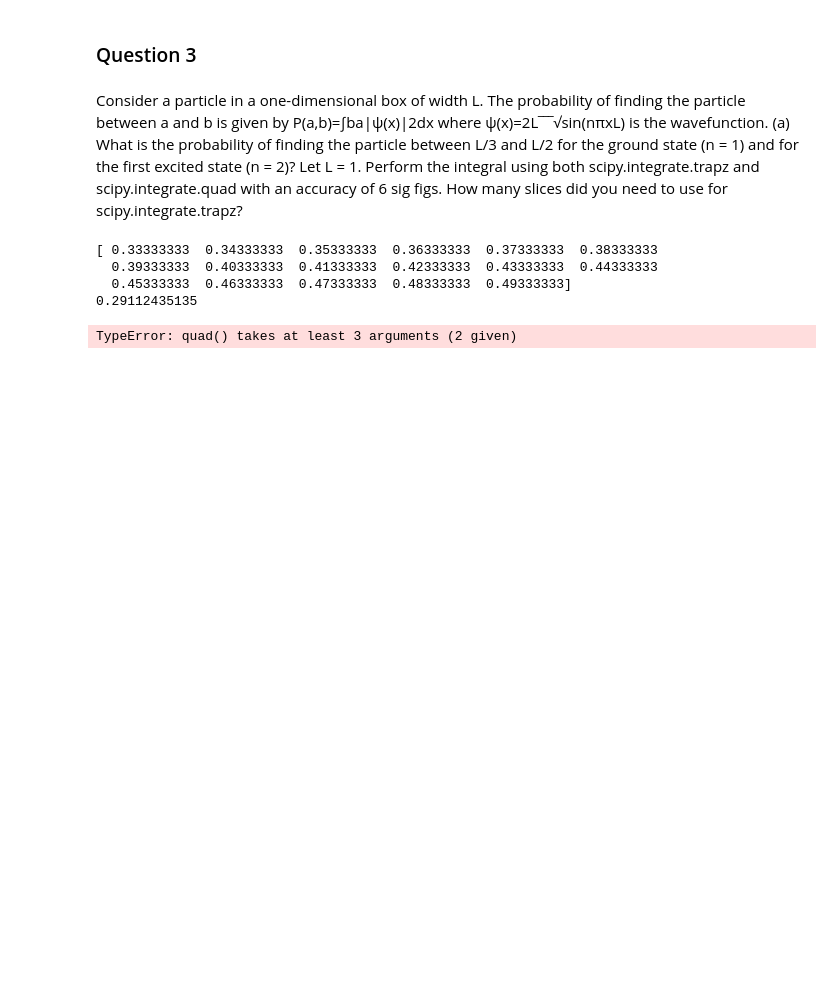
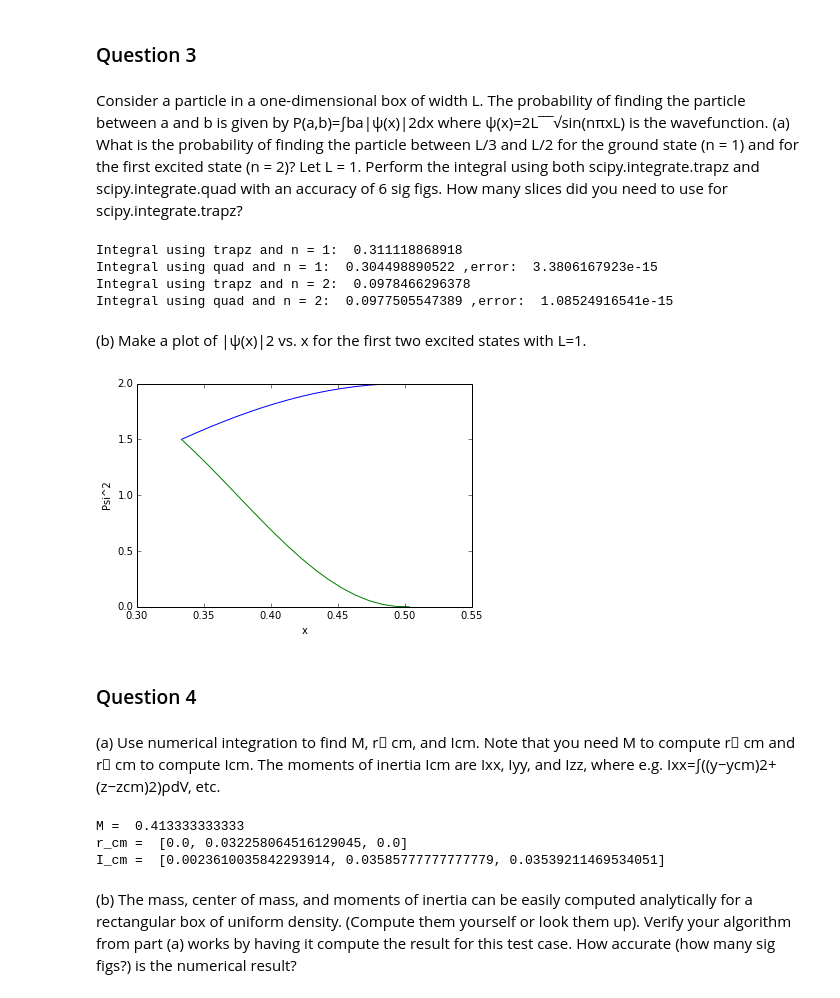
Before and after one commit to jareiter/PHYS202-S14, a Jupyter notebook: SciPy/IntegrationExercises.ipynb, the cells around one changed output. Drawn from its saved outputs; the diff is of its cells as text; code cells hidden in the pictures; blank space fills up the shorter version.

Commit message:
ODE and Integral Exercises

```diff
--- a/SciPy/IntegrationExercises.ipynb
+++ b/SciPy/IntegrationExercises.ipynb
@@ -143,21 +143,76 @@ is the wavefunction.
 (a) What is the probability of finding the particle between L/3 and L/2 for the ground state (n = 1) and for the first excited state (n = 2)? Let L = 1. Perform the integral using both scipy.integrate.trapz and scipy.integrate.quad with an accuracy of 6 sig figs. How many slices did you need to use for scipy.integrate.trapz?
 # %%
 func = lambda x : sqrt(2/L)*sin(n*np.pi*x/L)
+func2 = lambda x : (sqrt(2/L)*sin(n*np.pi*x/L))**2
 L = 1.
 n = 1
-x = np.arange(L/3,L/2,0.01)
-print x
+x = np.arange(L/3,L/2+0.01,0.01)
+
 psi = func(x)
 I1 = integrate.trapz(psi**2, x)
-I1_quad,error =
-print I1
+I1_quad,error = integrate.quad(func2, L/3,L/2)
+print "Integral using trapz and n = 1: ",I1
+print "Integral using quad and n = 1: ",I1_quad, ",error: ",error
 
 n = 2
-I2 = integrate.quad(psi**2, x)
-print I2
+psi = func(x)
+I2 = integrate.trapz(psi**2, x)
+I2_quad,error = integrate.quad(func2, L/3,L/2)
+print "Integral using trapz and n = 2: ",I2
+print "Integral using quad and n = 2: ",I2_quad, ",error: ",error
 # %% [output]
-[ 0.33333333  0.34333333  0.35333333  0.36333333  0.37333333  0.38333333
-  0.39333333  0.40333333  0.41333333  0.42333333  0.43333333  0.44333333
-  0.45333333  0.46333333  0.47333333  0.48333333  0.49333333]
-0.29112435135
+Integral using trapz and n = 1:  0.311118868918
+Integral using quad and n = 1:  0.304498890522 ,error:  3.3806167923e-15
+Integral using trapz and n = 2:  0.0978466296378
+Integral using quad and n = 2:  0.0977505547389 ,error:  1.08524916541e-15
-TypeError: quad() takes at least 3 arguments (2 given)
+# %% [markdown]
+(b) Make a plot of |ψ(x)|2 vs. x for the first two excited states with L=1.
+# %%
+n=1
+psi = func(x)
+plt.plot(x,func(x)**2);
+n=2
+psi = func(x)
+plt.plot(x,func(x)**2);
+plt.xlabel('x');
+plt.ylabel('Psi^2');
+# %% [output]
+[figure, added]
+# %% [markdown]
+### Question 4
+# %% [markdown]
+(a) Use numerical integration to find M, r⃗ cm, and Icm. Note that you need M to compute r⃗ cm and r⃗ cm to compute Icm. The moments of inertia Icm are Ixx, Iyy, and Izz, where e.g. Ixx=∫((y−ycm)2+(z−zcm)2)ρdV, etc.
+# %%
+x_max = 0.1
+x_min = -0.1
+y_max = lambda x: 0.1
+y_min = lambda x: -0.1
+z_max = lambda x,y: 0.5
+z_min = lambda x,y: -0.5
+
+func = lambda x,y,z : 100*(y+0.1)+100*z**2
+
+M,error = integrate.tplquad(func, x_min,x_max,y_min,y_max,z_min,z_max)
+print "M = ",M
+
+func1x = lambda x, y, z : (1/M)*x*(100*(y+0.1)+100*z**2)
+r_cmx,error = integrate.tplquad(func1x, x_min,x_max,y_min,y_max,z_min,z_max)
+func1y = lambda x, y, z : (1/M)*y*(100*(y+0.1)+100*z**2)
+r_cmy,error = integrate.tplquad(func1y, x_min,x_max,y_min,y_max,z_min,z_max)
+func1z = lambda x, y, z : (1/M)*z*(100*(y+0.1)+100*z**2)
+r_cmz,error = integrate.tplquad(func1z, x_min,x_max,y_min,y_max,z_min,z_max)
+print "r_cm = ",[r_cmx,r_cmy,r_cmz]
+
+func2x = lambda x, y, z : (((y-r_cmy)**2)+((z-r_cmz)**2))*(100*(y+0.1)+100*z**2)
+I_cmx,error = integrate.tplquad(func2x, x_min,x_max,y_min,y_max,z_min,z_max)
+func2y = lambda x, y, z : (((x-r_cmx)**2)+((z-r_cmz)**2))*(100*(y+0.1)+100*z**2)
+I_cmy,error = integrate.tplquad(func2y, x_min,x_max,y_min,y_max,z_min,z_max)
+func2z = lambda x, y, z : (((y-r_cmy)**2)+((x-r_cmx)**2))*(100*(y+0.1)+100*z**2)
+I_cmz,error = integrate.tplquad(func2z, x_min,x_max,y_min,y_max,z_min,z_max)
+print "I_cm = ",[I_cmx,I_cmy,I_cmz]
+# %% [output]
+M =  0.413333333333
+r_cm =  [0.0, 0.032258064516129045, 0.0]
+I_cm =  [0.0023610035842293914, 0.03585777777777779, 0.03539211469534051]
+# %% [markdown]
+(b) The mass, center of mass, and moments of inertia can be easily computed analytically for a rectangular box of uniform density. (Compute them yourself or look them up). Verify your algorithm from part (a) works by having it compute the result for this test case. How accurate (how many sig figs?) is the numerical result?
```
Also changed, not shown: parts of 3 cells of this notebook, 1 other file.
